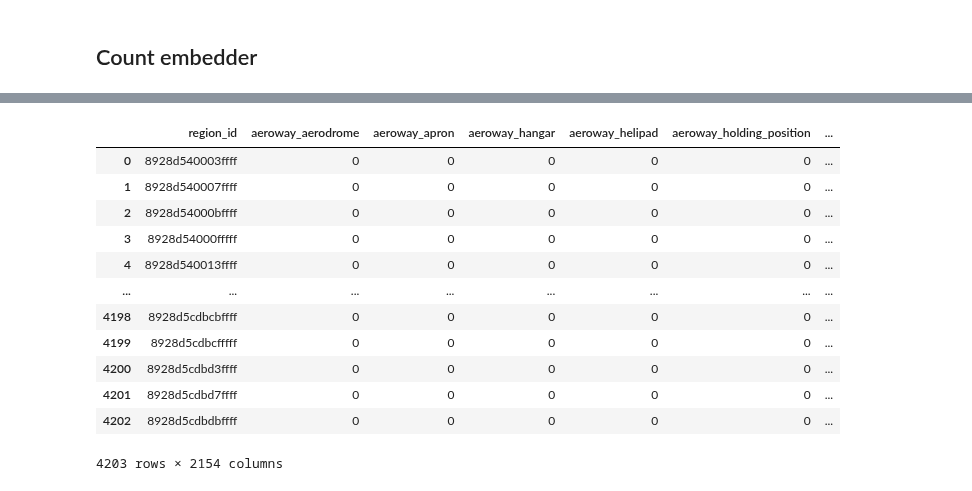
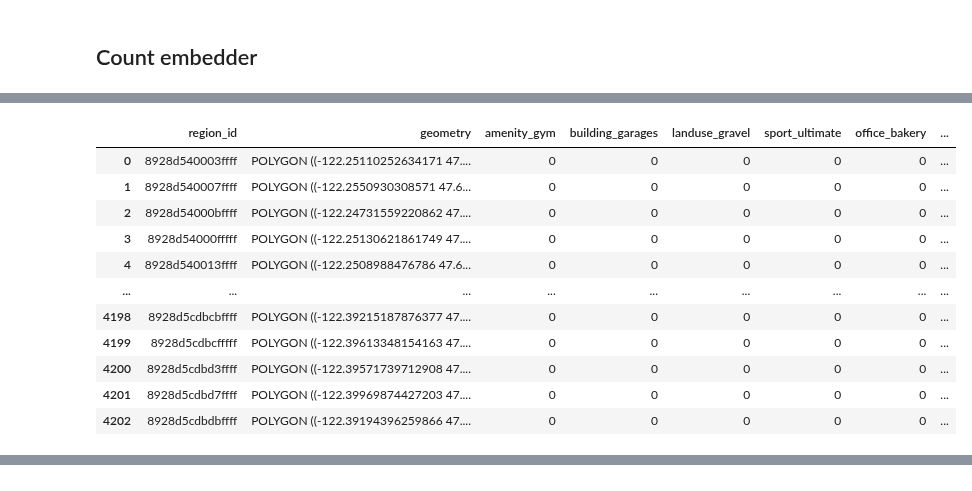
Before and after one commit to StaszekM/gradient, a Jupyter notebook: notebooks/hex_attributes.ipynb, the cells around one changed output, grey strips where cells are left out. Cells and saved outputs as stored; diff of their text form; code cells hidden in the pictures.

```diff
--- a/notebooks/hex_attributes.ipynb
+++ b/notebooks/hex_attributes.ipynb
@@ -186,19 +224,32 @@ for city in cities_usa:
 # %%
 cities_usa = ["Seattle"]
 year=2024
 for city in cities_usa:
     df = pd.read_csv(f"../data/organized-datasets/organized_USA/{city}_res_9_features.csv")
     for col in all_columns:
         if col not in df.columns:
             df[col] = 0
     df_geom = pd.read_csv(f'../data/downstream_tasks/airbnb/seattle/Seattle_res_9.csv')
     merged = df.merge(df_geom, on="region_id", how='inner')
+    merged = merged[all_columns_ordered]
     display(merged)
     merged['geometry'] = merged['geometry'].apply(wkt.loads)
     gdf = gpd.GeoDataFrame(merged, geometry='geometry')
     if not os.path.exists(f"../data/organized-hexes/seattle/{year}/h9/count-embedder/"):
         os.makedirs(f"../data/organized-hexes/seattle/{year}/h9/count-embedder/")
     gdf.to_parquet(f"../data/organized-hexes/seattle/{year}/h9/count-embedder/dataset.parquet")
     gdf_test = gpd.read_parquet(f"../data/organized-hexes/seattle/{year}/h9/count-embedder/dataset.parquet")
     assert_geodataframe_equal(gdf, gdf_test, check_like=True)
 # %% [output]
+|  | region_id | geometry | amenity_gym | building_garages | landuse_gravel | sport_ultimate | office_bakery | ... |
+| 0 | 8928d540003ffff | POLYGON ((-122.25110252634171 47.... | 0 | 0 | 0 | 0 | 0 | ... |
+| 1 | 8928d540007ffff | POLYGON ((-122.2550930308571 47.6... | 0 | 0 | 0 | 0 | 0 | ... |
+| 2 | 8928d54000bffff | POLYGON ((-122.24731559220862 47.... | 0 | 0 | 0 | 0 | 0 | ... |
+| 3 | 8928d54000fffff | POLYGON ((-122.25130621861749 47.... | 0 | 0 | 0 | 0 | 0 | ... |
+| 4 | 8928d540013ffff | POLYGON ((-122.2508988476786 47.6... | 0 | 0 | 0 | 0 | 0 | ... |
+| ... | ... | ... | ... | ... | ... | ... | ... | ... |
+| 4198 | 8928d5cdbcbffff | POLYGON ((-122.39215187876377 47.... | 0 | 0 | 0 | 0 | 0 | ... |
+| 4199 | 8928d5cdbcfffff | POLYGON ((-122.39613348154163 47.... | 0 | 0 | 0 | 0 | 0 | ... |
+| 4200 | 8928d5cdbd3ffff | POLYGON ((-122.39571739712908 47.... | 0 | 0 | 0 | 0 | 0 | ... |
+| 4201 | 8928d5cdbd7ffff | POLYGON ((-122.39969874427203 47.... | 0 | 0 | 0 | 0 | 0 | ... |
+| 4202 | 8928d5cdbdbffff | POLYGON ((-122.39194396259866 47.... | 0 | 0 | 0 | 0 | 0 | ... |
@@ -206,13 +256,0 @@ for city in cities_usa:
-|  | region_id | aeroway_aerodrome | aeroway_apron | aeroway_hangar | aeroway_helipad | aeroway_holding_position | ... |
-| 0 | 8928d540003ffff | 0 | 0 | 0 | 0 | 0 | ... |
-| 1 | 8928d540007ffff | 0 | 0 | 0 | 0 | 0 | ... |
-| 2 | 8928d54000bffff | 0 | 0 | 0 | 0 | 0 | ... |
-| 3 | 8928d54000fffff | 0 | 0 | 0 | 0 | 0 | ... |
-| 4 | 8928d540013ffff | 0 | 0 | 0 | 0 | 0 | ... |
-| ... | ... | ... | ... | ... | ... | ... | ... |
-| 4198 | 8928d5cdbcbffff | 0 | 0 | 0 | 0 | 0 | ... |
-| 4199 | 8928d5cdbcfffff | 0 | 0 | 0 | 0 | 0 | ... |
-| 4200 | 8928d5cdbd3ffff | 0 | 0 | 0 | 0 | 0 | ... |
-| 4201 | 8928d5cdbd7ffff | 0 | 0 | 0 | 0 | 0 | ... |
-| 4202 | 8928d5cdbdbffff | 0 | 0 | 0 | 0 | 0 | ... |
-4203 rows × 2154 columns
```
Also changed, not shown: parts of 11 cells of this notebook, 7 other files.
